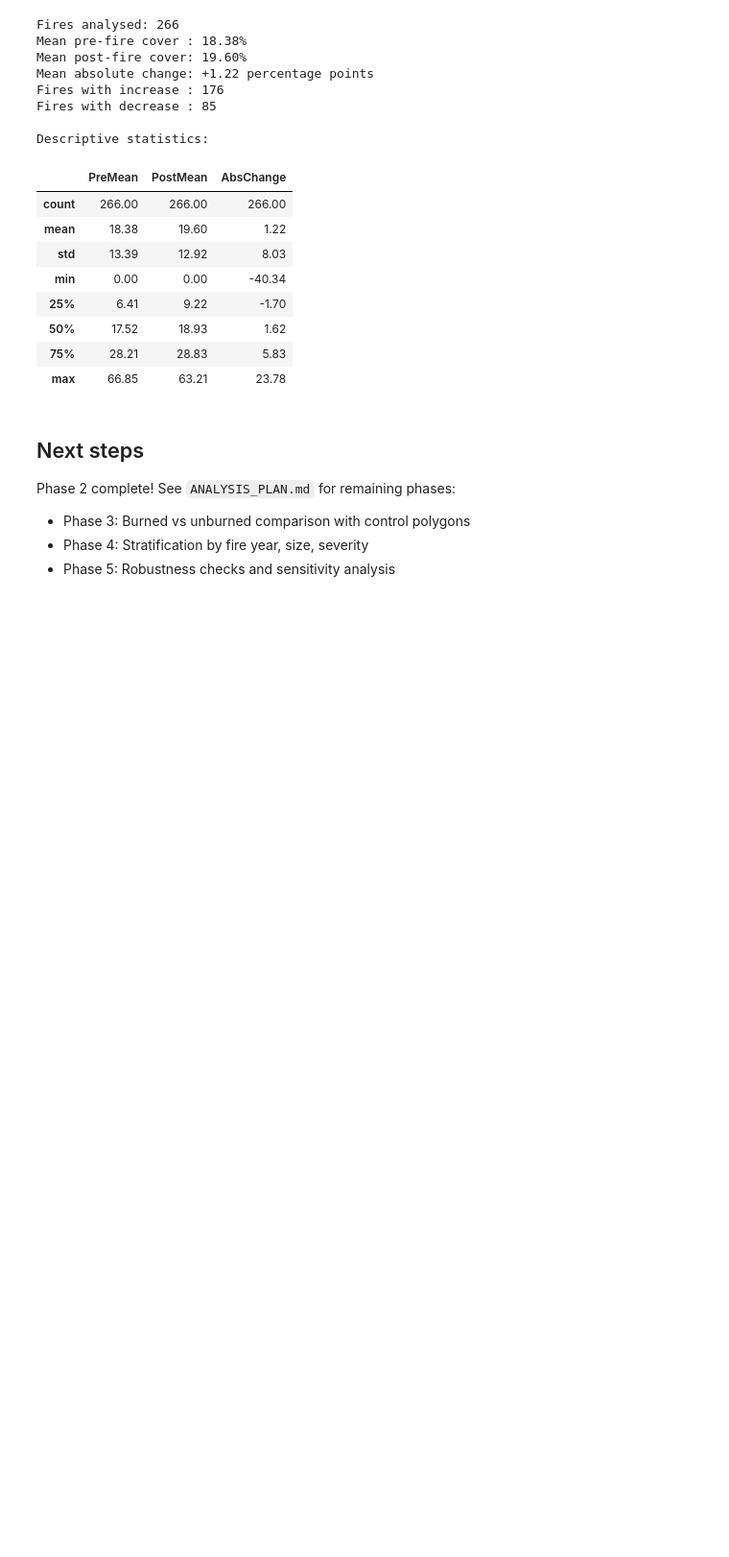
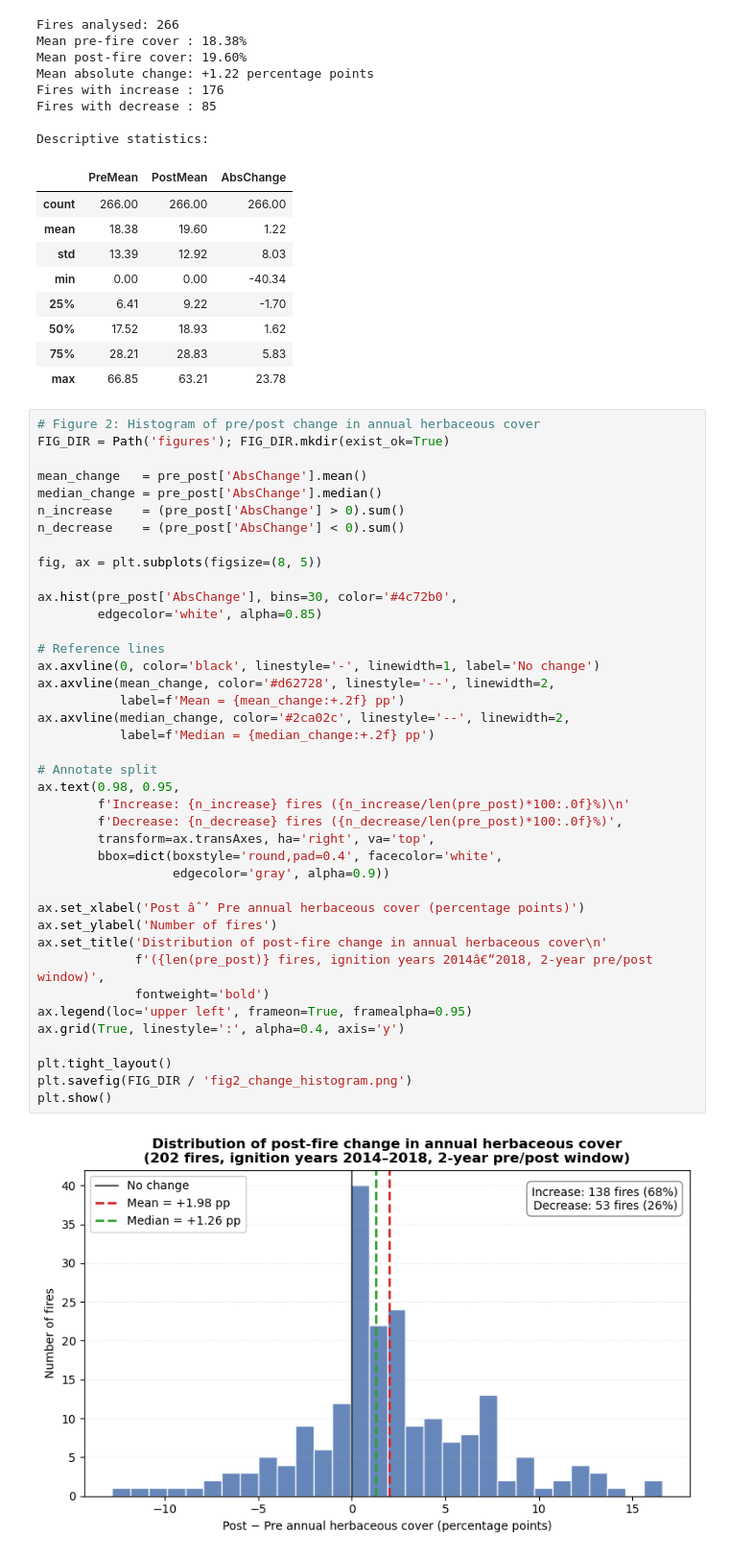
Before and after one commit to RichardOwusu-Ansah/great-basin-fire-Biogeography---Spring26-, a Jupyter notebook: great_basin_work.ipynb, the cells around one changed output. Shown at 96% size. Drawn from its saved outputs; the diff is of its cells as text; blank space fills up the shorter version.

```diff
--- a/great_basin_work.ipynb
+++ b/great_basin_work.ipynb
@@ -371,11 +427,45 @@ Descriptive statistics:
 | 50% | 17.52 | 18.93 | 1.62 |
 | 75% | 28.21 | 28.83 | 5.83 |
 | max | 66.85 | 63.21 | 23.78 |
-# %% [markdown]
-## Next steps
-
-Phase 2 complete! See `ANALYSIS_PLAN.md` for remaining phases:
-
-- Phase 3: Burned vs unburned comparison with control polygons
-- Phase 4: Stratification by fire year, size, severity
-- Phase 5: Robustness checks and sensitivity analysis
+# %%
+# Figure 2: Histogram of pre/post change in annual herbaceous cover
+FIG_DIR = Path('figures'); FIG_DIR.mkdir(exist_ok=True)
+
+mean_change   = pre_post['AbsChange'].mean()
+median_change = pre_post['AbsChange'].median()
+n_increase    = (pre_post['AbsChange'] > 0).sum()
+n_decrease    = (pre_post['AbsChange'] < 0).sum()
+
+fig, ax = plt.subplots(figsize=(8, 5))
+
+ax.hist(pre_post['AbsChange'], bins=30, color='#4c72b0',
+        edgecolor='white', alpha=0.85)
+
+# Reference lines
+ax.axvline(0, color='black', linestyle='-', linewidth=1, label='No change')
+ax.axvline(mean_change, color='#d62728', linestyle='--', linewidth=2,
+           label=f'Mean = {mean_change:+.2f} pp')
+ax.axvline(median_change, color='#2ca02c', linestyle='--', linewidth=2,
+           label=f'Median = {median_change:+.2f} pp')
+
+# Annotate split
+ax.text(0.98, 0.95,
+        f'Increase: {n_increase} fires ({n_increase/len(pre_post)*100:.0f}%)\n'
+        f'Decrease: {n_decrease} fires ({n_decrease/len(pre_post)*100:.0f}%)',
+        transform=ax.transAxes, ha='right', va='top',
+        bbox=dict(boxstyle='round,pad=0.4', facecolor='white',
+                  edgecolor='gray', alpha=0.9))
+
+ax.set_xlabel('Post âˆ’ Pre annual herbaceous cover (percentage points)')
+ax.set_ylabel('Number of fires')
+ax.set_title('Distribution of post-fire change in annual herbaceous cover\n'
+             f'({len(pre_post)} fires, ignition years 2014â€“2018, 2-year pre/post window)',
+             fontweight='bold')
+ax.legend(loc='upper left', frameon=True, framealpha=0.95)
+ax.grid(True, linestyle=':', alpha=0.4, axis='y')
+
+plt.tight_layout()
+plt.savefig(FIG_DIR / 'fig2_change_histogram.png')
+plt.show()
+# %% [output]
+[figure, added]
```
Also changed, not shown: parts of 41 cells of this notebook, 20 other files.
